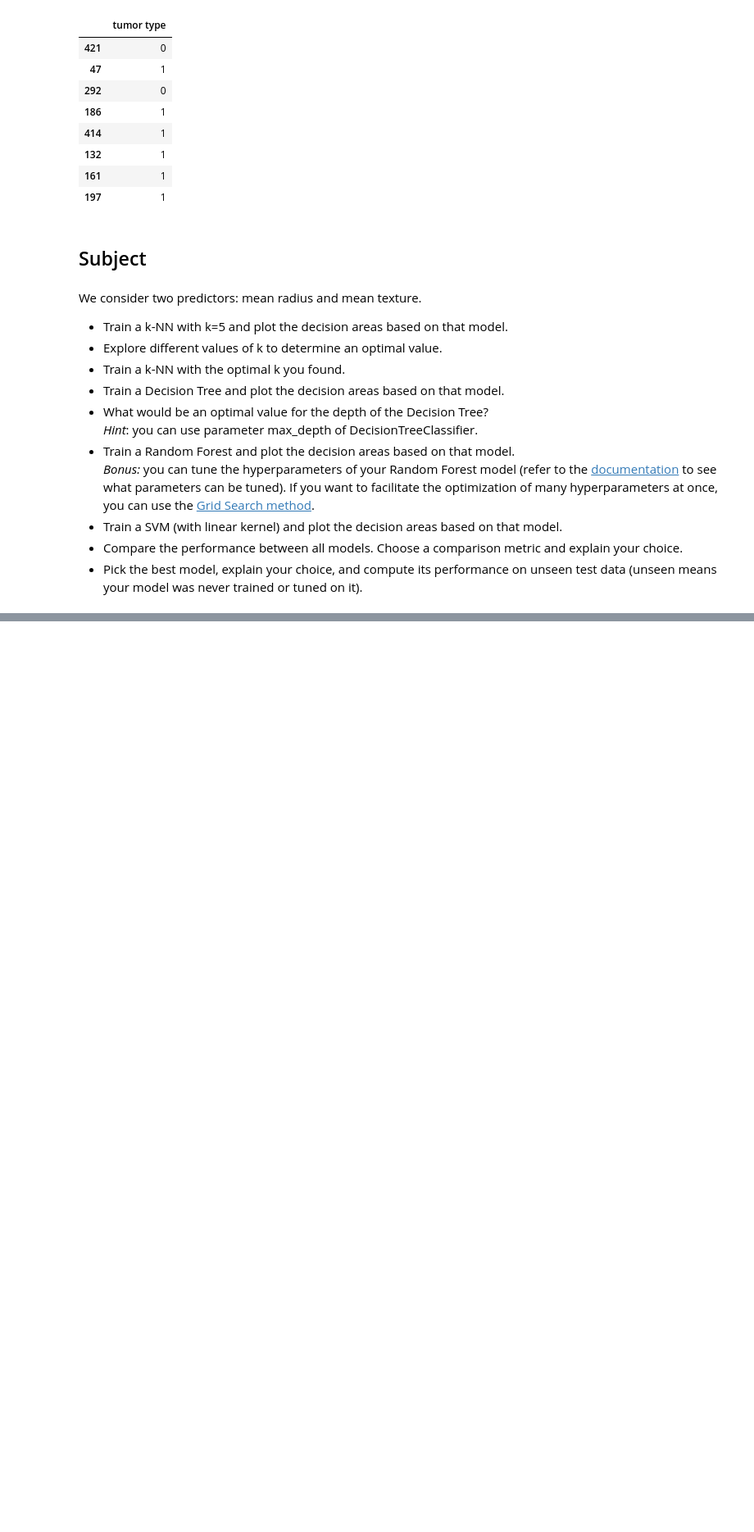
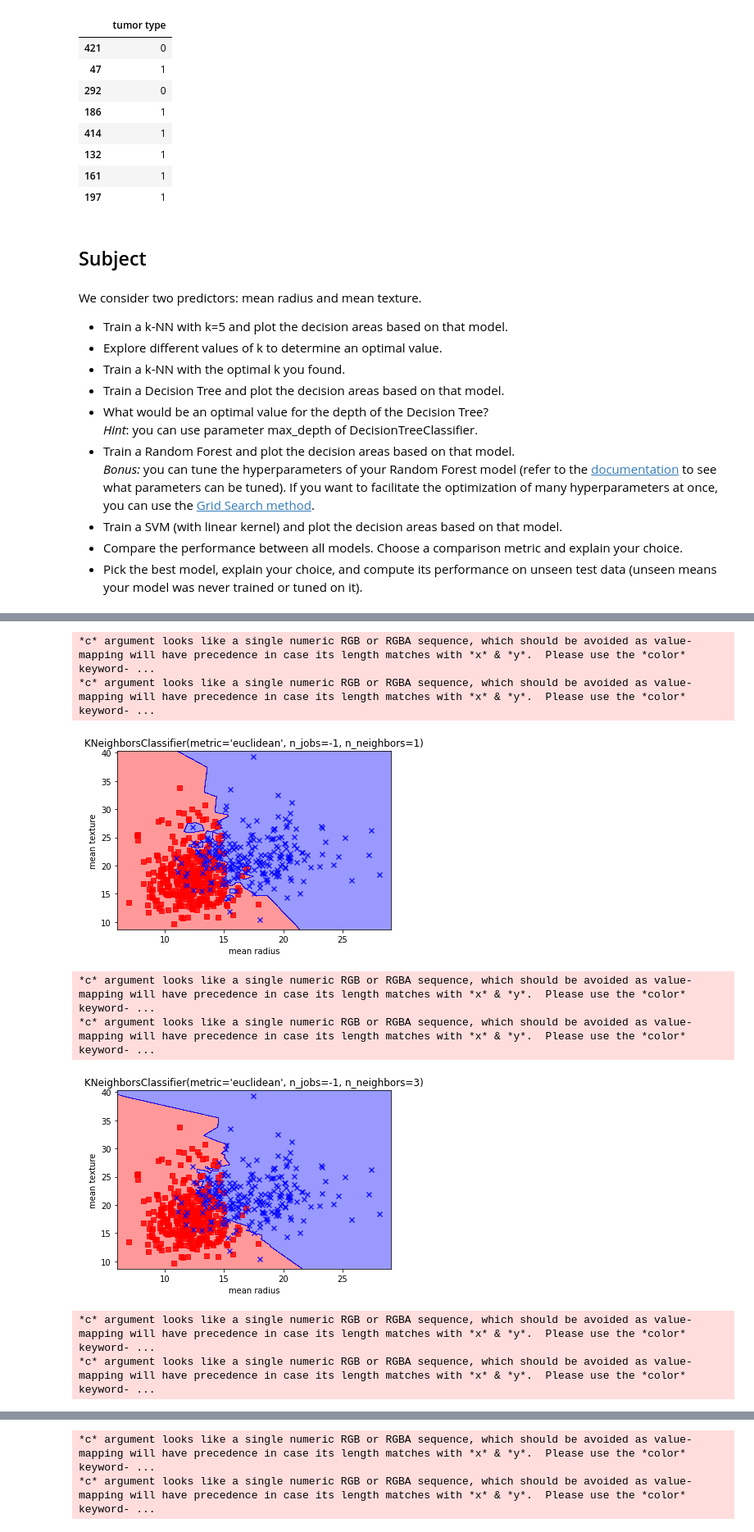
Before and after one commit to ediziks/EPITA-DSA-Notes, a Jupyter notebook: FoundationsOfStatisticalAnalysisAndMachineLearning[FSAML]/class7/Assgn 7/ML_course07_practice.ipynb, the cells around one changed output, grey strips where cells are left out. Shown: that part at 82% size. Saved outputs shown, nothing was run; the diff lists cells and outputs as text; code cells hidden in the pictures; blank space fills up the shorter version.

```diff
--- a/FoundationsOfStatisticalAnalysisAndMachineLearning[FSAML]/class7/Assgn 7/ML_course07_practice.ipynb
+++ b/FoundationsOfStatisticalAnalysisAndMachineLearning[FSAML]/class7/Assgn 7/ML_course07_practice.ipynb
@@ -116,3 +130,16 @@ We consider two predictors: mean radius and mean texture.
 * Train a SVM (with linear kernel) and plot the decision areas based on that model.
 * Compare the performance between all models. Choose a comparison metric and explain your choice.
 * Pick the best model, explain your choice, and compute its performance on unseen test data (unseen means your model was never trained or tuned on it).
+# %%
+# prepare data for splitting
+X = features[['mean radius', 'mean texture']].values
+# ravel() to flatten the array
+y = target.values.ravel()
+# %%
+# train test split
+from sklearn.model_selection import train_test_split
+
+
+X_train, X_test, y_train, y_test = train_test_split(X, y, test_size=0.2, random_state=1)
+print(X_train.shape, y_train.shape)
+print(X_test.shape, y_test.shape)
@@ -118,0 +149,11 @@ We consider two predictors: mean radius and mean texture.
+# %%
+# training a k-NN classifier
+from sklearn.neighbors import KNeighborsClassifier
+
+
+def train_knn(n_neighbors=5):
+    knn = KNeighborsClassifier(n_neighbors=n_neighbors, metric='euclidean', n_jobs=-1)
+    knn.fit(X_train, y_train)
+    return knn
+# %%
+knn = train_knn(n_neighbors=5)
@@ -118,0 +211,16 @@ We consider two predictors: mean radius and mean texture.
+# %%
+# Explore different values of k to determine an optimal value
+k_list = [1, 3, 7, 10]
+
+for i in k_list:
+    knn = train_knn(n_neighbors=i)
+    plot_decision_regions(X, y, classifier=knn)
+# %% [output]
+*c* argument looks like a single numeric RGB or RGBA sequence, which should be avoided as value-mapping will have precedence in case its length matches with *x* & *y*.  Please use the *color* keyword- ...
+*c* argument looks like a single numeric RGB or RGBA sequence, which should be avoided as value-mapping will have precedence in case its length matches with *x* & *y*.  Please use the *color* keyword- ...
+[figure, added]
+*c* argument looks like a single numeric RGB or RGBA sequence, which should be avoided as value-mapping will have precedence in case its length matches with *x* & *y*.  Please use the *color* keyword- ...
+*c* argument looks like a single numeric RGB or RGBA sequence, which should be avoided as value-mapping will have precedence in case its length matches with *x* & *y*.  Please use the *color* keyword- ...
+[figure, added]
+*c* argument looks like a single numeric RGB or RGBA sequence, which should be avoided as value-mapping will have precedence in case its length matches with *x* & *y*.  Please use the *color* keyword- ...
+*c* argument looks like a single numeric RGB or RGBA sequence, which should be avoided as value-mapping will have precedence in case its length matches with *x* & *y*.  Please use the *color* keyword- ...
@@ -118,0 +228,2 @@ We consider two predictors: mean radius and mean texture.
+*c* argument looks like a single numeric RGB or RGBA sequence, which should be avoided as value-mapping will have precedence in case its length matches with *x* & *y*.  Please use the *color* keyword- ...
+*c* argument looks like a single numeric RGB or RGBA sequence, which should be avoided as value-mapping will have precedence in case its length matches with *x* & *y*.  Please use the *color* keyword- ...
```
Also changed, not shown: parts of 26 cells of this notebook.
